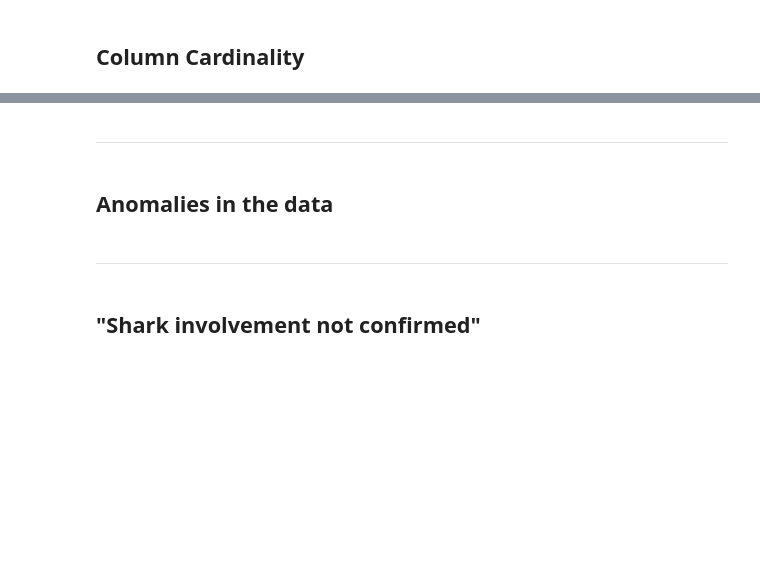
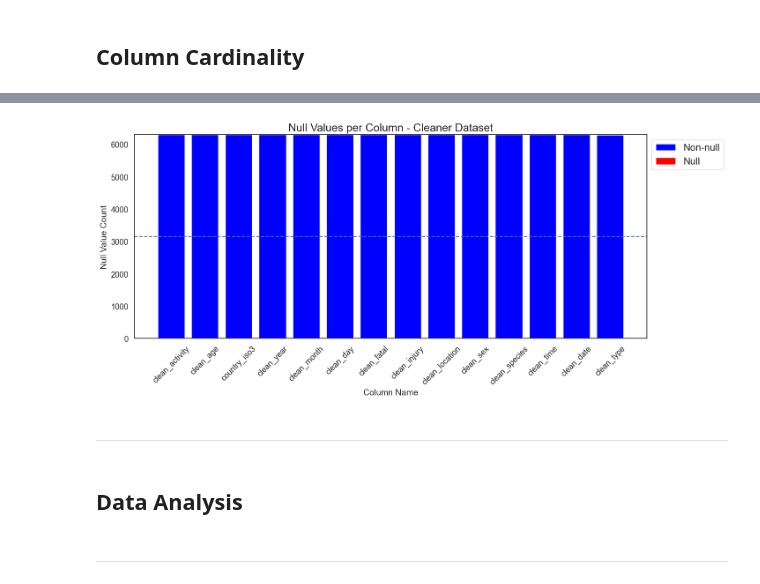
Before and after one commit to LupiVolpi/Shark_Attack, a Jupyter notebook: data_cleaning_shark_attack.ipynb, the cells around one changed output, grey strips where cells are left out. Drawn from its saved outputs; the diff is of its cells as text; code cells hidden in the pictures; blank space fills up the shorter version.

```diff
--- a/data_cleaning_shark_attack.ipynb
+++ b/data_cleaning_shark_attack.ipynb
@@ -337,0 +413,7 @@ shark_clean[["age", "clean_age"]].sample(5)
+# %%
+coco = CountryConverter()
+
+shark_clean["country_iso3"] = coco.pandas_convert(shark_clean["country"].fillna(""), to = "ISO3")
+
+# extract the first value of list elements and leave string elements as is
+shark_clean["country_iso3"] = shark_clean["country_iso3"].apply(lambda x: x[0] if isinstance(x, list) else str(x))
@@ -754,8 +994,31 @@ ax.set_title("Unique Values - Categorical Columns", fontsize=18);
+# %%
+fig, ax = plt.subplots(figsize = (15, 6))
+
+clean_null_count_cols = shark_clean.isnull().sum().sort_values()
+
+plt.bar(x=clean_null_count_cols.index, height=shark_clean.shape[0], color="blue", label="Non-null")
+plt.bar(x=clean_null_count_cols.index, height=clean_null_count_cols, bottom=shark_clean.shape[0]-clean_null_count_cols, color="red", label="Null")
+
+# Line-drawing and text annotation
+plt.axhline(y=shark_clean.shape[0]/2, linestyle="--")
+ax.annotate("50%", xy=(22, shark_clean.shape[0]/2 + 100), fontsize=25)
+
+# x-labels
+ax.set_xlabel("Column Name", fontsize=14)
+plt.xticks(rotation=45, fontsize=13)
+
+# y-labels
+ax.set_ylabel("Null Value Count", fontsize=14)
+plt.yticks(fontsize=13)
+
+# Title and legend
+ax.set_title("Null Values per Column - Cleaner Dataset", fontsize=18)
+plt.legend(fontsize=16, loc='upper left', bbox_to_anchor=(1, 1));
+# %% [output]
+[figure, added]
 # %% [markdown]
 ---
-# %% [markdown]
-## Anomalies in the data
+# %% [markdown]
+## Data Analysis
 # %% [markdown]
 ---
-# %% [markdown]
-## "Shark involvement not confirmed"
```
Also changed, not shown: parts of 101 cells of this notebook.
